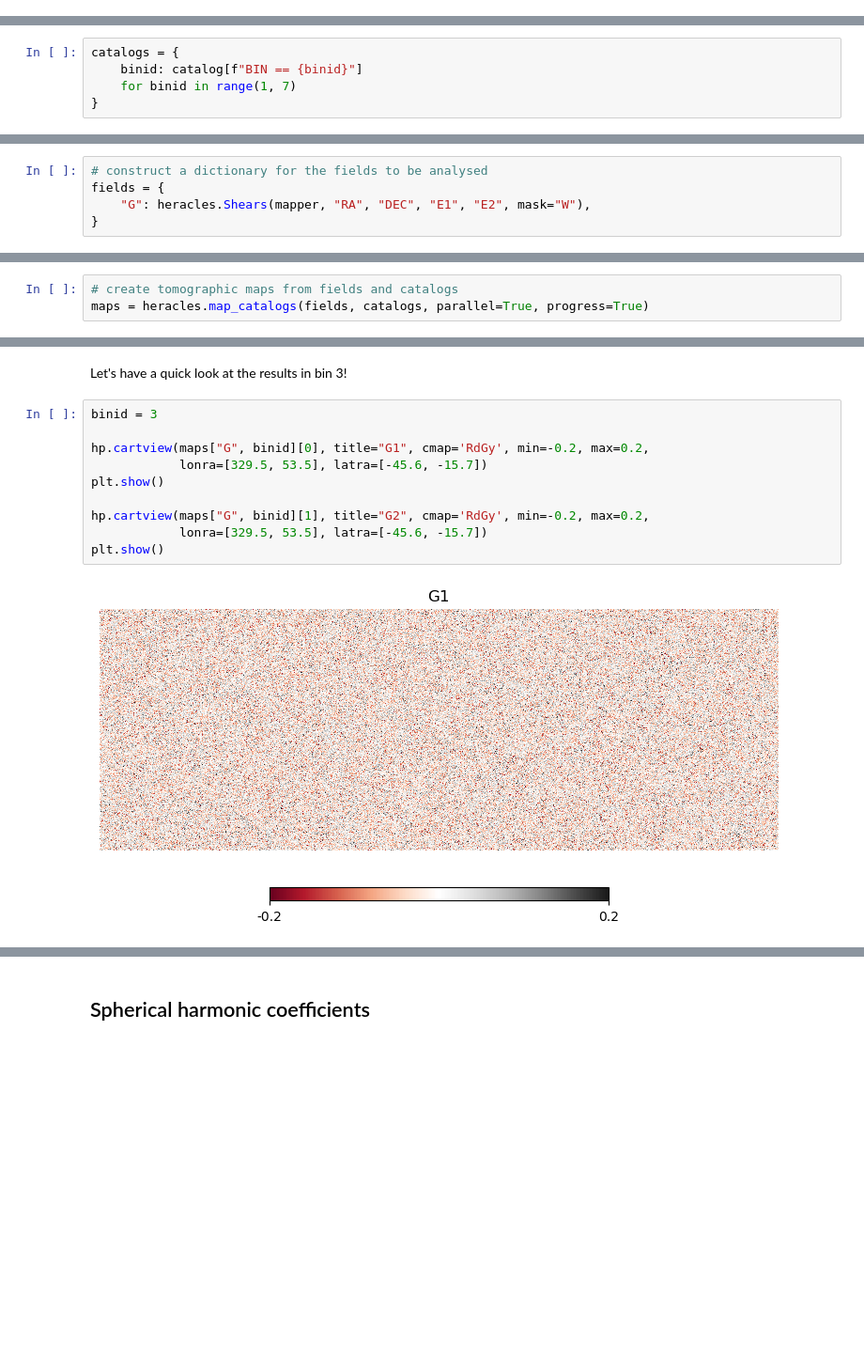
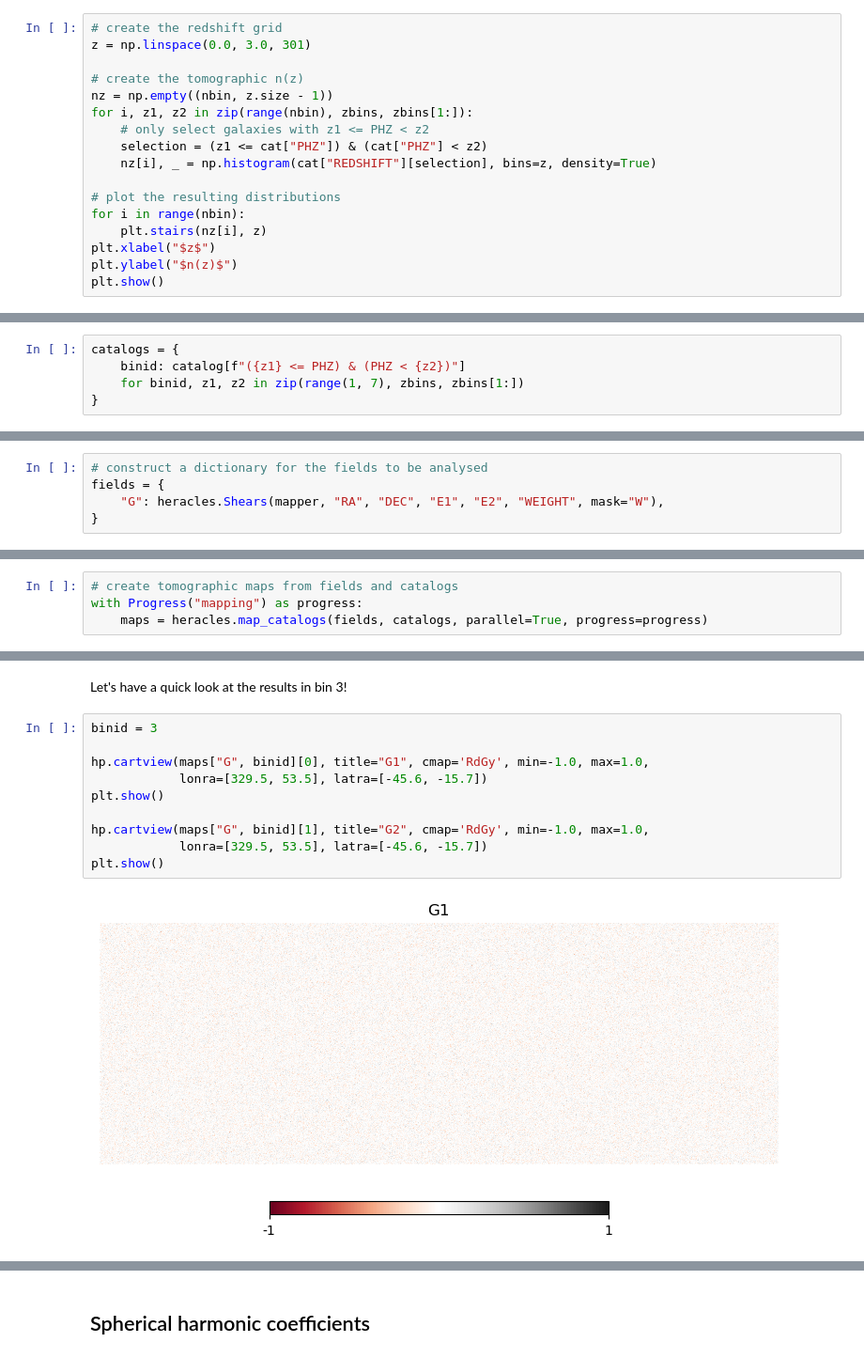
Before and after one commit to GrowInTheDark/imprs-hd-lensing, a Jupyter notebook: 2 - Measuring spectra.ipynb, the cells around one changed output, grey strips where cells are left out. Shown at 94% size. Drawn from its saved outputs; the diff is of its cells as text; blank space fills up the shorter version.

```diff
--- a/2 - Measuring spectra.ipynb
+++ b/2 - Measuring spectra.ipynb
@@ -20,0 +50,17 @@ import heracles.healpy
+# %%
+# create the redshift grid
+z = np.linspace(0.0, 3.0, 301)
+
+# create the tomographic n(z)
+nz = np.empty((nbin, z.size - 1))
+for i, z1, z2 in zip(range(nbin), zbins, zbins[1:]):
+    # only select galaxies with z1 <= PHZ < z2
+    selection = (z1 <= cat["PHZ"]) & (cat["PHZ"] < z2)
+    nz[i], _ = np.histogram(cat["REDSHIFT"][selection], bins=z, density=True)
+
+# plot the resulting distributions
+for i in range(nbin):
+    plt.stairs(nz[i], z)
+plt.xlabel("$z$")
+plt.ylabel("$n(z)$")
+plt.show()
@@ -50,8 +110,8 @@ The `catalog` object as it is would read the entire catalogue.
 To split the catalogue up into our individual tomographic bins, we construct a dictionary that assigns a bin ID to a subselection of the catalogue. This is done using the usual `[...]` syntax, which returns a new view of the catalogue with the given selection applied.
 # %%
 catalogs = {
-    binid: catalog[f"BIN == {binid}"]
-    for binid in range(1, 7)
+    binid: catalog[f"({z1} <= PHZ) & (PHZ < {z2})"]
+    for binid, z1, z2 in zip(range(1, 7), zbins, zbins[1:])
 }
 # %%
 catalogs
@@ -82,7 +142,7 @@ Here, we construct a field `"G"` for our simulated cosmic shear, using the colum
 # %%
 # construct a dictionary for the fields to be analysed
 fields = {
-    "G": heracles.Shears(mapper, "RA", "DEC", "E1", "E2", mask="W"),
+    "G": heracles.Shears(mapper, "RA", "DEC", "E1", "E2", "WEIGHT", mask="W"),
 }
 # %% [markdown]
 ## Mapping
@@ -90,6 +150,7 @@ fields = {
 The next step is to map the catalogues to the shear field for each tomographic bin. Heracles can map a set of catalogues all at once, using the `map_catalogs()` function. We only need to pass in the fields and catalogues constructed previously.
 # %%
 # create tomographic maps from fields and catalogs
-maps = heracles.map_catalogs(fields, catalogs, parallel=True, progress=True)
+with Progress("mapping") as progress:
+    maps = heracles.map_catalogs(fields, catalogs, parallel=True, progress=progress)
 # %% [output]
 [interactive output not drawn]
@@ -112,12 +171,12 @@ Let's have a quick look at the results in bin 3!
 # %%
 binid = 3
 
-hp.cartview(maps["G", binid][0], title="G1", cmap='RdGy', min=-0.2, max=0.2,
+hp.cartview(maps["G", binid][0], title="G1", cmap='RdGy', min=-1.0, max=1.0,
             lonra=[329.5, 53.5], latra=[-45.6, -15.7])
 plt.show()
 
-hp.cartview(maps["G", binid][1], title="G2", cmap='RdGy', min=-0.2, max=0.2,
+hp.cartview(maps["G", binid][1], title="G2", cmap='RdGy', min=-1.0, max=1.0,
             lonra=[329.5, 53.5], latra=[-45.6, -15.7])
 plt.show()
 # %% [output]
-[figure, old version]
+[figure, new version]
```
Also changed, not shown: parts of 51 cells of this notebook, 3 other files.
